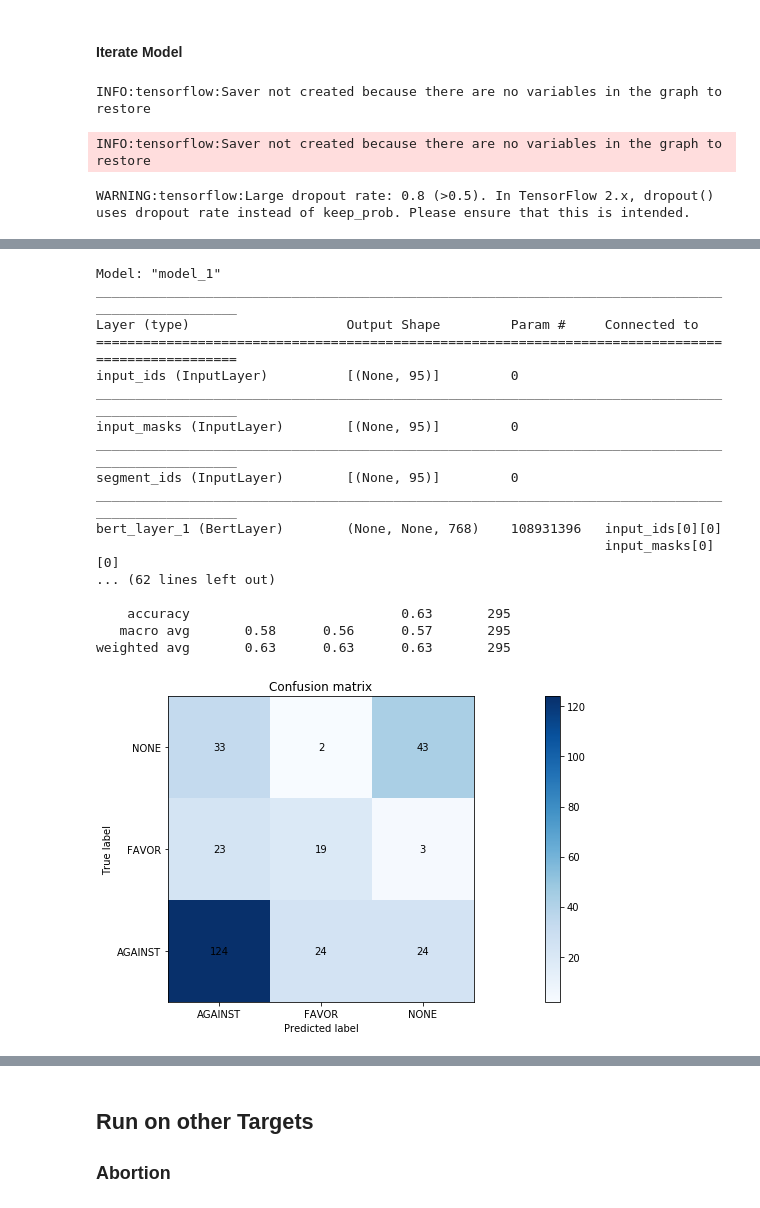
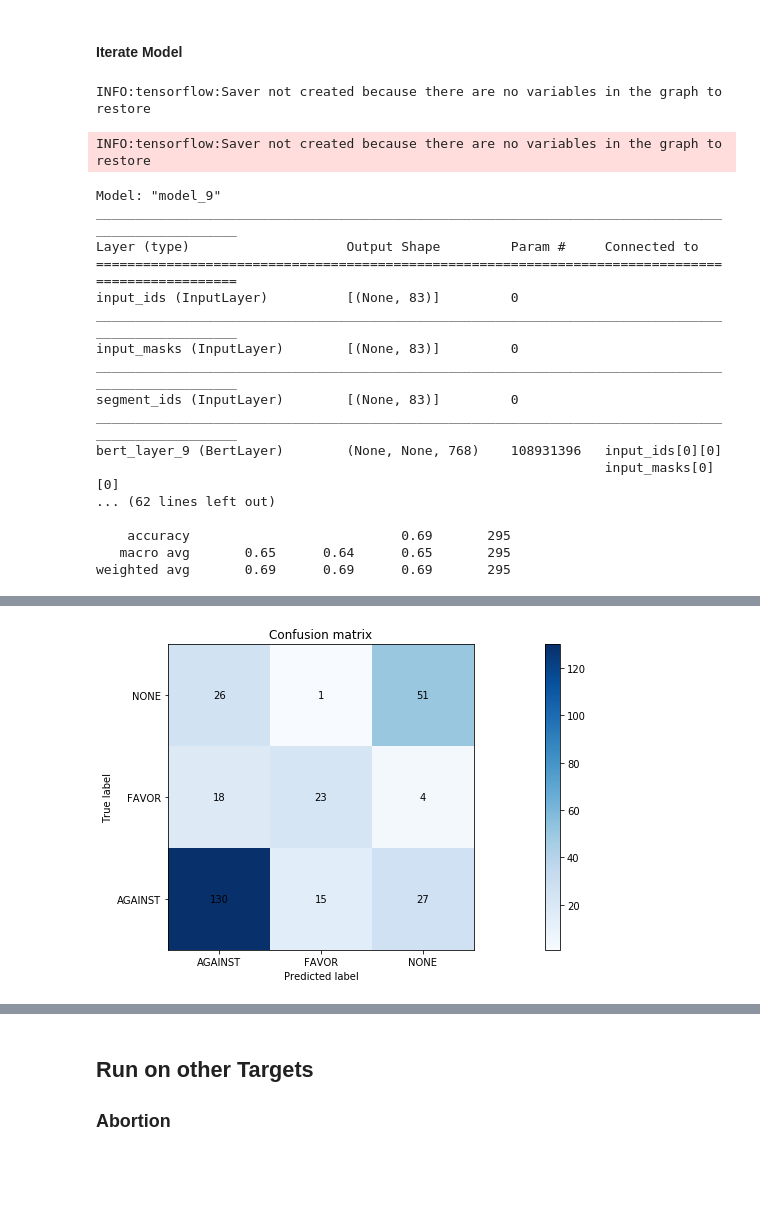
Before and after one commit to timspit/w266_final_project, a Jupyter notebook: Bert-TimCopy.ipynb, the cells around one changed output, grey strips where cells are left out. Cells and saved outputs as stored; diff of their text form; code cells hidden in the pictures; blank space fills up the shorter version.

```diff
--- a/Bert-TimCopy.ipynb
+++ b/Bert-TimCopy.ipynb
@@ -223,8 +223,14 @@ WARNING:tensorflow:From /home/timspittle/w266_final_project/bert/tokenization.py
 WARNING:tensorflow:From /home/timspittle/w266_final_project/bert/tokenization.py:125: The name tf.gfile.GFile is deprecated. Please use tf.io.gfile.GFile instead.
 # %%
 # Create tokens surrounded by the [CLS] and [SEP] tokens
-tokens_train = twitter_train_raw['tweet_prep'].apply(lambda x: ['[CLS]'] + tokenizer.tokenize(x) + ['[SEP]'])
-tokens_test = twitter_test_raw['tweet_prep'].apply(lambda x: ['[CLS]'] + tokenizer.tokenize(x) + ['[SEP]'])
+
+# IF pre-processed
+# tokens_train = twitter_train_raw['tweet_prep'].apply(lambda x: ['[CLS]'] + tokenizer.tokenize(x) + ['[SEP]'])
+# tokens_test = twitter_test_raw['tweet_prep'].apply(lambda x: ['[CLS]'] + tokenizer.tokenize(x) + ['[SEP]'])
+
+# ELSE as-is
+tokens_train = twitter_train_raw['Tweet'].apply(lambda x: ['[CLS]'] + tokenizer.tokenize(x) + ['[SEP]'])
+tokens_test = twitter_test_raw['Tweet'].apply(lambda x: ['[CLS]'] + tokenizer.tokenize(x) + ['[SEP]'])
 # %%
 # Define maximal length of input 'sentences' (post tokenization).
 sen_length_list = []
@@ -578,10 +584,10 @@ weighted avg       0.34      0.58      0.43       295
 sess = tf.Session()
 
 model_hillary = bert_lstm_model(max_length_in = max_length,
-                                bert_fine_tune_layers = 12,
+                                bert_fine_tune_layers = 6,
                                 optimizer = 'adam',
-                                learning_rate_in = 0.05,
-                                dropout_rate_in = 0.8)
+                                learning_rate_in = 0.01,
+                                dropout_rate_in = 0.5)
 
 initialize_vars(sess)
 
@@ -592,7 +598,7 @@ model_hillary.fit(
     shuffle = True,
     epochs = 20,
     verbose = 2,
-    batch_size = 100,
+    batch_size = 32,
     class_weight = hillary_train_subset['class_weights'])
 
 pred_test_hillary = model_hillary.predict(x = hillary_test_subset['bert'])
@@ -603,4 +609,20 @@ standard_metrics(true_labels = hillary_test_subset['labels_text'],
 # %% [output]
 INFO:tensorflow:Saver not created because there are no variables in the graph to restore
 INFO:tensorflow:Saver not created because there are no variables in the graph to restore
-WARNING:tensorflow:Large dropout rate: 0.8 (>0.5). In TensorFlow 2.x, dropout() uses dropout rate instead of keep_prob. Please ensure that this is intended.
+Model: "model_9"
+__________________________________________________________________________________________________
+Layer (type)                    Output Shape         Param #     Connected to
+==================================================================================================
+input_ids (InputLayer)          [(None, 83)]         0
+__________________________________________________________________________________________________
+input_masks (InputLayer)        [(None, 83)]         0
+__________________________________________________________________________________________________
+segment_ids (InputLayer)        [(None, 83)]         0
+__________________________________________________________________________________________________
+bert_layer_9 (BertLayer)        (None, None, 768)    108931396   input_ids[0][0]
+                                                                 input_masks[0][0]
+... (62 lines left out)
+
+    accuracy                           0.69       295
+   macro avg       0.65      0.64      0.65       295
+weighted avg       0.69      0.69      0.69       295
@@ -610,18 +629 @@ WARNING:tensorflow:Large dropout rate: 0.8 (>0.5). In TensorFlow 2.x, dropout()
-Model: "model_1"
-__________________________________________________________________________________________________
-Layer (type)                    Output Shape         Param #     Connected to
-==================================================================================================
-input_ids (InputLayer)          [(None, 95)]         0
-__________________________________________________________________________________________________
-input_masks (InputLayer)        [(None, 95)]         0
-__________________________________________________________________________________________________
-segment_ids (InputLayer)        [(None, 95)]         0
-__________________________________________________________________________________________________
-bert_layer_1 (BertLayer)        (None, None, 768)    108931396   input_ids[0][0]
-                                                                 input_masks[0][0]
-... (62 lines left out)
-
-    accuracy                           0.63       295
-   macro avg       0.58      0.56      0.57       295
-weighted avg       0.63      0.63      0.63       295
-[figure, old version]
+[figure, new version]
```
Also changed, not shown: parts of 11 cells of this notebook.
